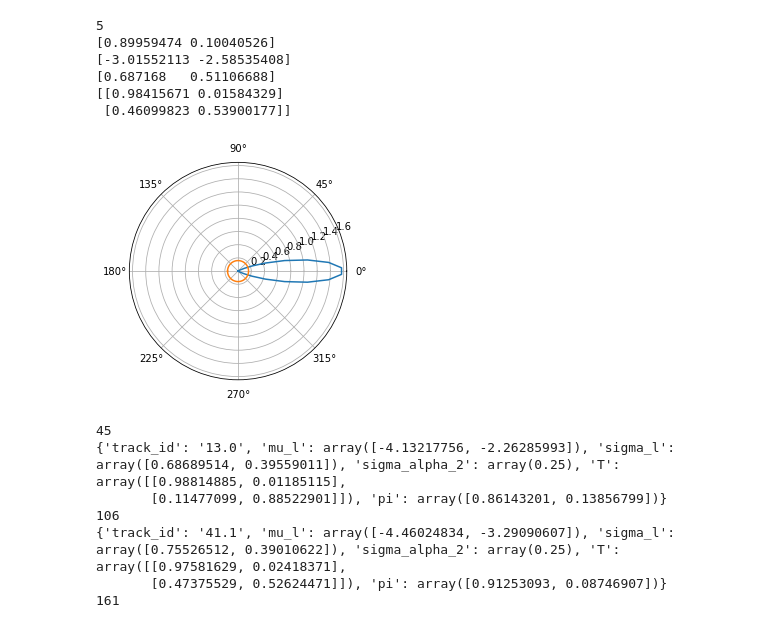
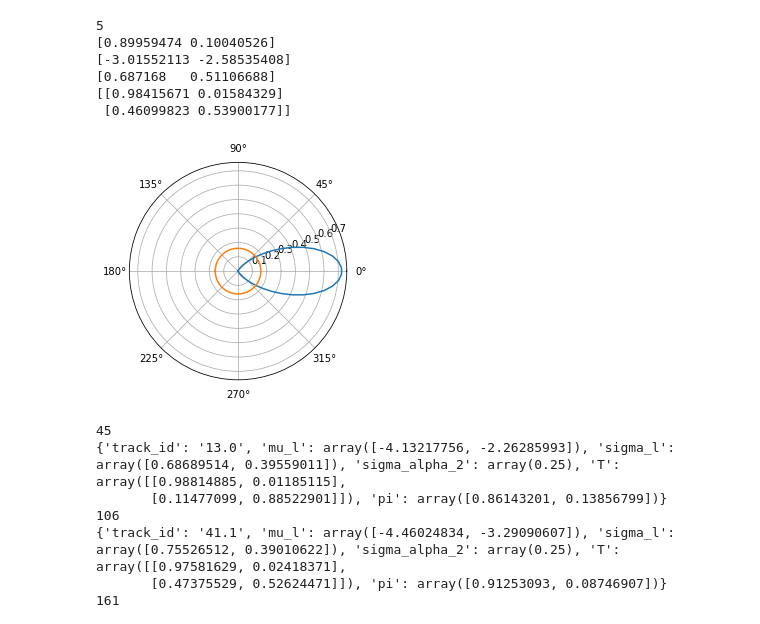
Before and after one commit to applied-systems-biology/Peroxisome_HMM, a Jupyter notebook: Track generating HMM.ipynb, the cells around one changed output. Drawn from its saved outputs; the diff is of its cells as text; code cells hidden in the pictures.

```diff
--- a/Track generating HMM.ipynb
+++ b/Track generating HMM.ipynb
@@ -899,15 +910,15 @@ print(T_tot)
 # %%
 angle_x = np.linspace(-np.pi,np.pi, 100)
 
-p_alpha_2_fitted = norm_pdf(angle_x, 0.0, 0.25)
+p_alpha_2_fitted = norm_pdf(angle_x, 0.0, 0.55)
 p_alpha_2_uniform = 1/(2*np.pi)*np.ones(100)#norm_pdf(angle_x, 0.0, sigma_alpha2_0)
 fig, ax = plt.subplots(subplot_kw={'projection': 'polar'})
 #ax.plot(angle_x, 1/(2*np.pi)*np.ones(angle_x.shape))
 ax.plot(angle_x, p_alpha_2_fitted)
 ax.plot(angle_x, p_alpha_2_uniform)
 plt.savefig('/home/svensson/VMshared/HMM stuff/sigma_alpha_025.png')
 # %% [output]
-[figure, old version]
+[figure, new version]
 # %%
 N_straight = 0
 for key in res_dic_norm.keys():
```
Also changed, not shown: parts of 18 cells of this notebook, 1 other file.
